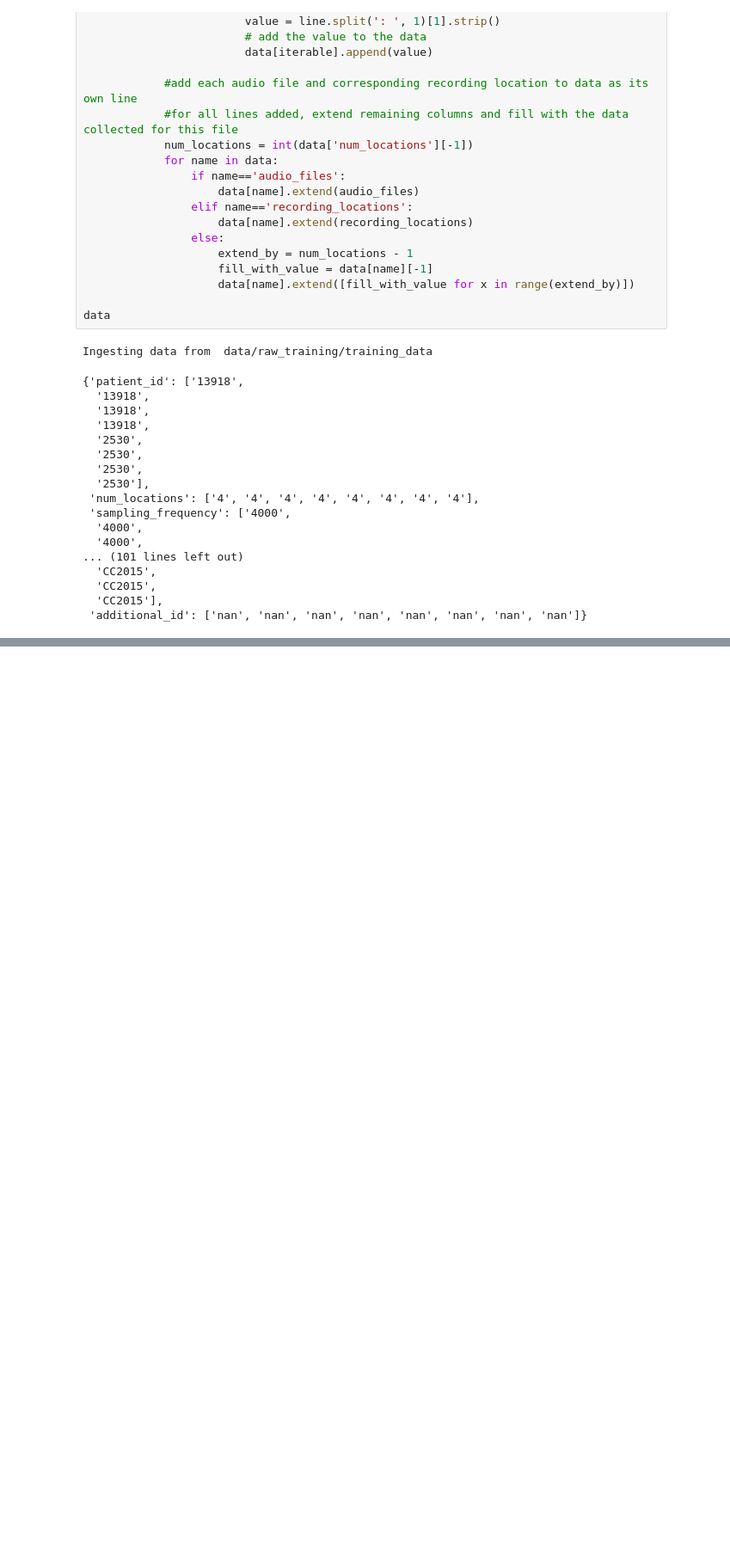
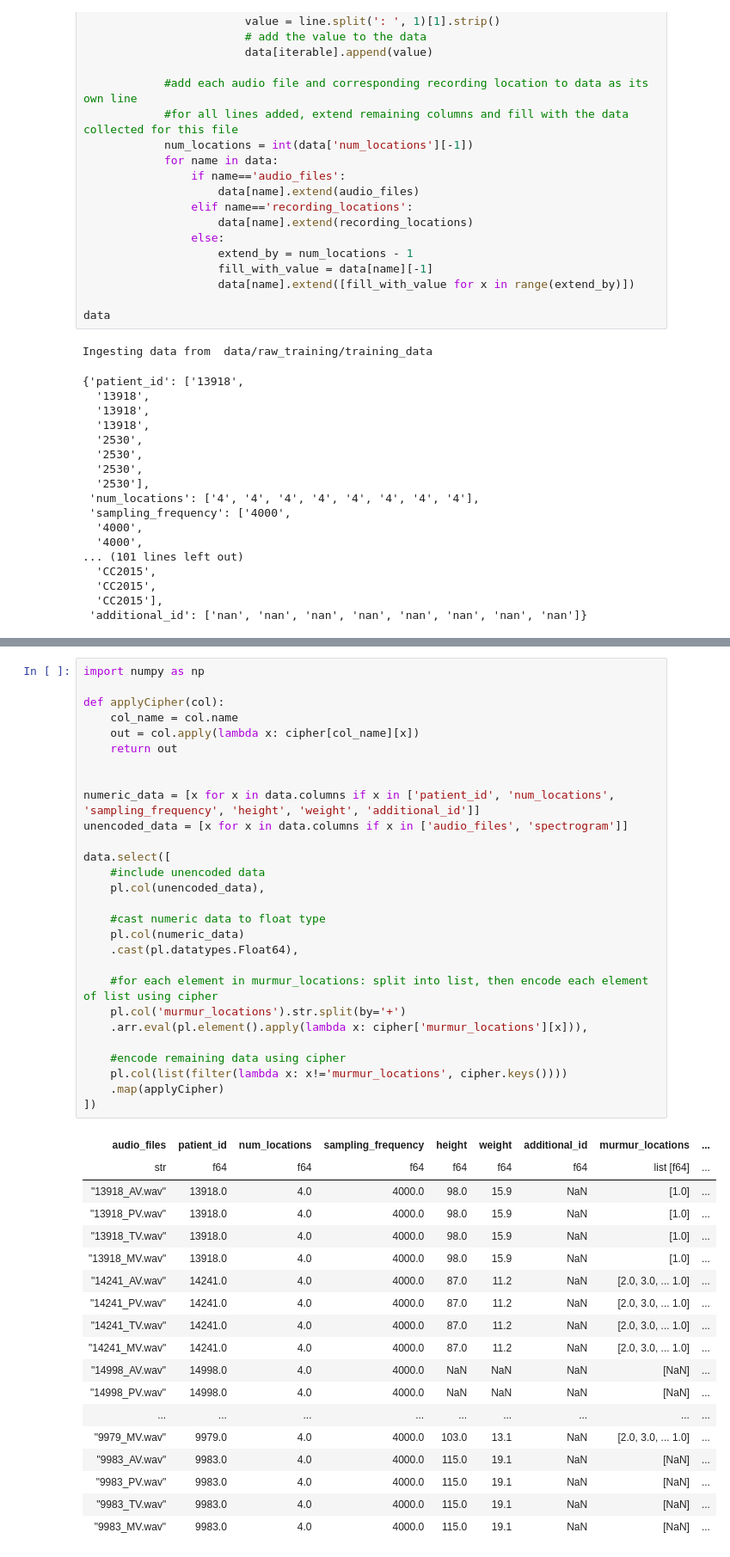
Before and after one commit to tiaan-b/GBM-Challenge-2022, a Jupyter notebook: src/development.ipynb, the cells around one changed output, grey strips where cells are left out. Shown at 86% size. Saved outputs shown, nothing was run; the diff lists cells and outputs as text; blank space fills up the shorter version.

```diff
--- a/src/development.ipynb
+++ b/src/development.ipynb
@@ -331,3 +383,50 @@ Ingesting data from  data/raw_training/training_data
+# %%
+import numpy as np
+
+def applyCipher(col):
+    col_name = col.name
+    out = col.apply(lambda x: cipher[col_name][x])
+    return out
+
+
+numeric_data = [x for x in data.columns if x in ['patient_id', 'num_locations', 'sampling_frequency', 'height', 'weight', 'additional_id']]
+unencoded_data = [x for x in data.columns if x in ['audio_files', 'spectrogram']]
+
+data.select([
+    #include unencoded data
+    pl.col(unencoded_data),
+
+    #cast numeric data to float type
+    pl.col(numeric_data)
+    .cast(pl.datatypes.Float64),
+
+    #for each element in murmur_locations: split into list, then encode each element of list using cipher
+    pl.col('murmur_locations').str.split(by='+')
+    .arr.eval(pl.element().apply(lambda x: cipher['murmur_locations'][x])),
+
+    #encode remaining data using cipher
+    pl.col(list(filter(lambda x: x!='murmur_locations', cipher.keys())))
+    .map(applyCipher)
+])
+# %% [output]
+| audio_files | patient_id | num_locations | sampling_frequency | height | weight | additional_id | murmur_locations | ... |
+| str | f64 | f64 | f64 | f64 | f64 | f64 | list [f64] | ... |
+| "13918_AV.wav" | 13918.0 | 4.0 | 4000.0 | 98.0 | 15.9 | NaN | [1.0] | ... |
+| "13918_PV.wav" | 13918.0 | 4.0 | 4000.0 | 98.0 | 15.9 | NaN | [1.0] | ... |
+| "13918_TV.wav" | 13918.0 | 4.0 | 4000.0 | 98.0 | 15.9 | NaN | [1.0] | ... |
+| "13918_MV.wav" | 13918.0 | 4.0 | 4000.0 | 98.0 | 15.9 | NaN | [1.0] | ... |
+| "14241_AV.wav" | 14241.0 | 4.0 | 4000.0 | 87.0 | 11.2 | NaN | [2.0, 3.0, ... 1.0] | ... |
+| "14241_PV.wav" | 14241.0 | 4.0 | 4000.0 | 87.0 | 11.2 | NaN | [2.0, 3.0, ... 1.0] | ... |
+| "14241_TV.wav" | 14241.0 | 4.0 | 4000.0 | 87.0 | 11.2 | NaN | [2.0, 3.0, ... 1.0] | ... |
+| "14241_MV.wav" | 14241.0 | 4.0 | 4000.0 | 87.0 | 11.2 | NaN | [2.0, 3.0, ... 1.0] | ... |
+| "14998_AV.wav" | 14998.0 | 4.0 | 4000.0 | NaN | NaN | NaN | [NaN] | ... |
+| "14998_PV.wav" | 14998.0 | 4.0 | 4000.0 | NaN | NaN | NaN | [NaN] | ... |
+| ... | ... | ... | ... | ... | ... | ... | ... | ... |
+| "9979_MV.wav" | 9979.0 | 4.0 | 4000.0 | 103.0 | 13.1 | NaN | [2.0, 3.0, ... 1.0] | ... |
+| "9983_AV.wav" | 9983.0 | 4.0 | 4000.0 | 115.0 | 19.1 | NaN | [NaN] | ... |
+| "9983_PV.wav" | 9983.0 | 4.0 | 4000.0 | 115.0 | 19.1 | NaN | [NaN] | ... |
+| "9983_TV.wav" | 9983.0 | 4.0 | 4000.0 | 115.0 | 19.1 | NaN | [NaN] | ... |
+| "9983_MV.wav" | 9983.0 | 4.0 | 4000.0 | 115.0 | 19.1 | NaN | [NaN] | ... |
 # %%
 import helpers.input_processor as ip
 
```
Also changed, not shown: parts of 6 cells of this notebook, 1 other file.
